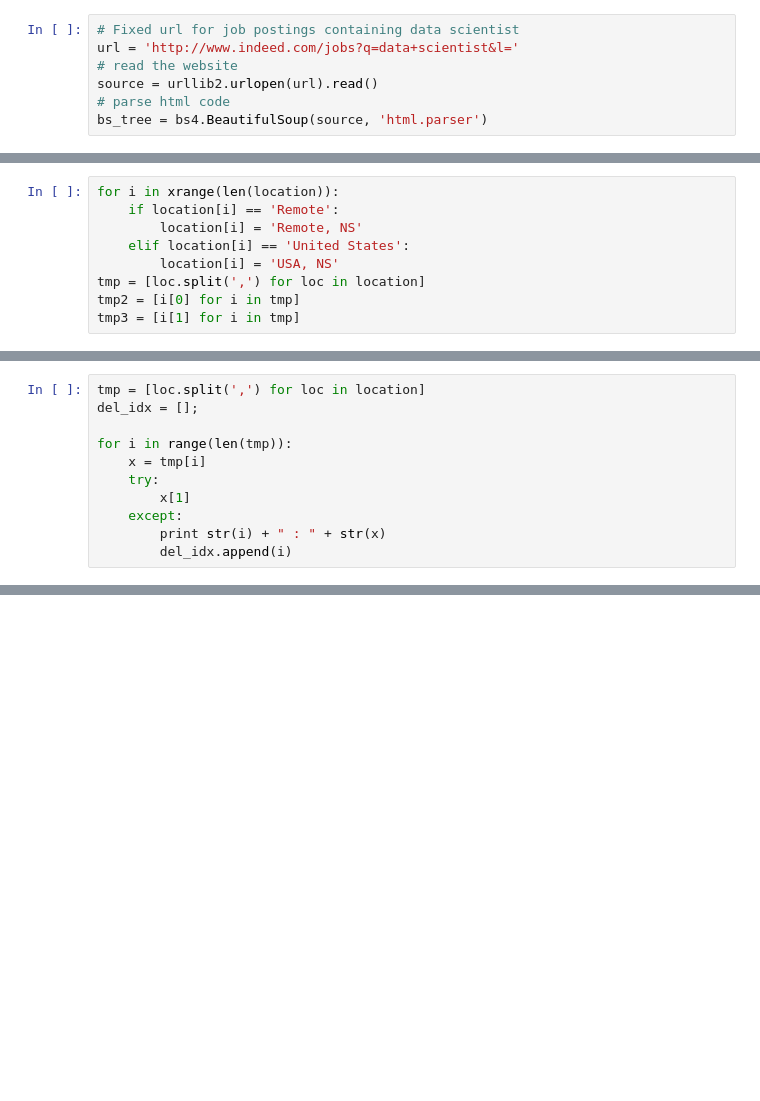
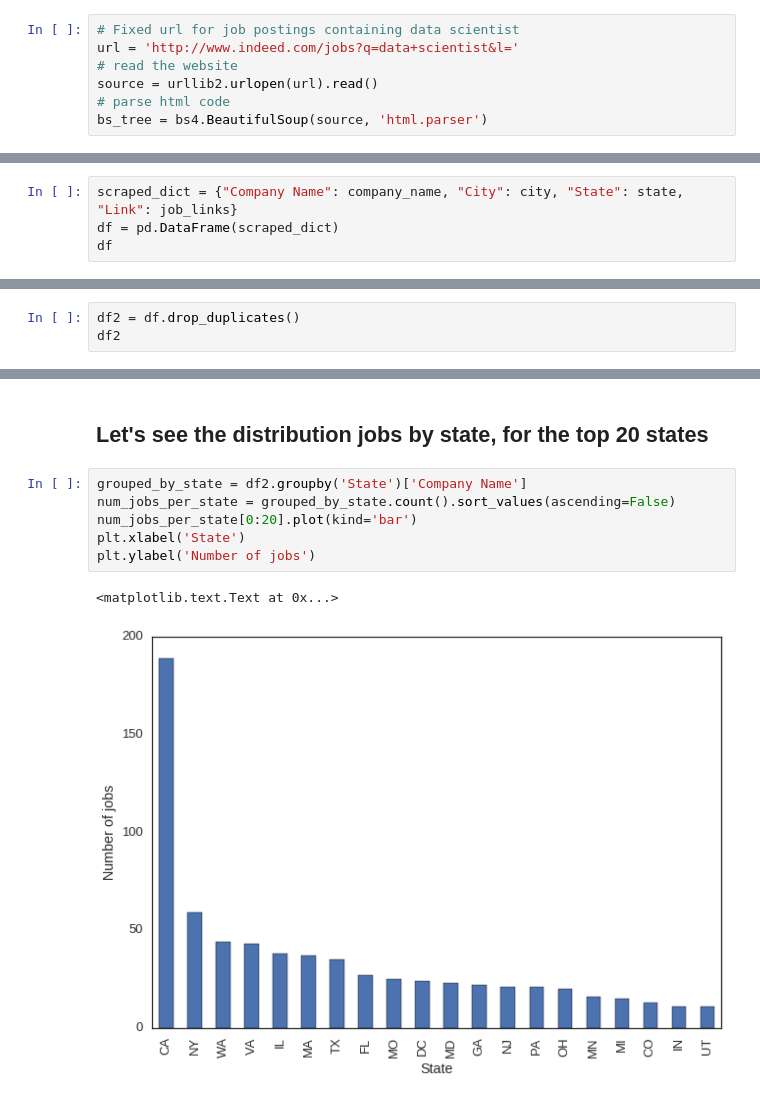
Before and after one commit to harisk87/2015, a Jupyter notebook: Lectures/FirstWebScraper.ipynb, the cells around one changed output, grey strips where cells are left out. Drawn from its saved outputs; the diff is of its cells as text; blank space fills up the shorter version.

```diff
--- a/Lectures/FirstWebScraper.ipynb
+++ b/Lectures/FirstWebScraper.ipynb
@@ -325,9 +61,0 @@ test
-# %%
-for i in xrange(len(location)):
-    if location[i] == 'Remote':
-        location[i] = 'Remote, NS'
-    elif location[i] == 'United States':
-        location[i] = 'USA, NS'
-tmp = [loc.split(',') for loc in location]
-tmp2 = [i[0] for i in tmp]
-tmp3 = [i[1] for i in tmp]
@@ -374,11 +61,0 @@ tmp
-# %%
-tmp = [loc.split(',') for loc in location]
-del_idx = [];
-
-for i in range(len(tmp)):
-    x = tmp[i]
-    try:
-        x[1]
-    except:
-        print str(i) + " : " + str(x)
-        del_idx.append(i)
@@ -419,0 +194,4 @@ AttributeError: 'ResultSet' object has no attribute 'findAll'
+# %%
+scraped_dict = {"Company Name": company_name, "City": city, "State": state, "Link": job_links}
+df = pd.DataFrame(scraped_dict)
+df
@@ -419,0 +249,3 @@ AttributeError: 'ResultSet' object has no attribute 'findAll'
+# %%
+df2 = df.drop_duplicates()
+df2
@@ -419,0 +296,11 @@ AttributeError: 'ResultSet' object has no attribute 'findAll'
+# %% [markdown]
+## Let's see the distribution jobs by state, for the top 20 states
+# %%
+grouped_by_state = df2.groupby('State')['Company Name']
+num_jobs_per_state = grouped_by_state.count().sort_values(ascending=False)
+num_jobs_per_state[0:20].plot(kind='bar')
+plt.xlabel('State')
+plt.ylabel('Number of jobs')
+# %% [output]
+<matplotlib.text.Text at 0x...>
+[figure, added]
```
Also changed, not shown: parts of 52 cells of this notebook, 3 other files.
